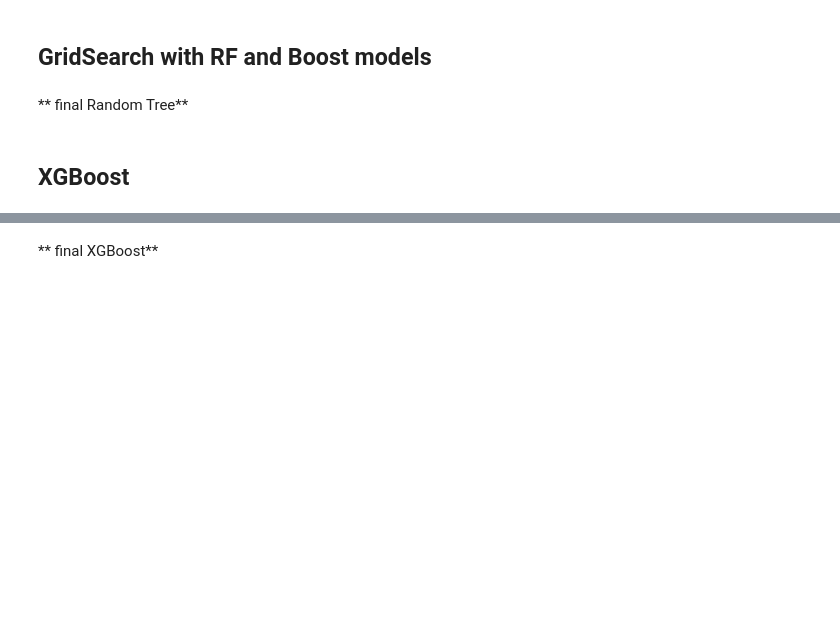
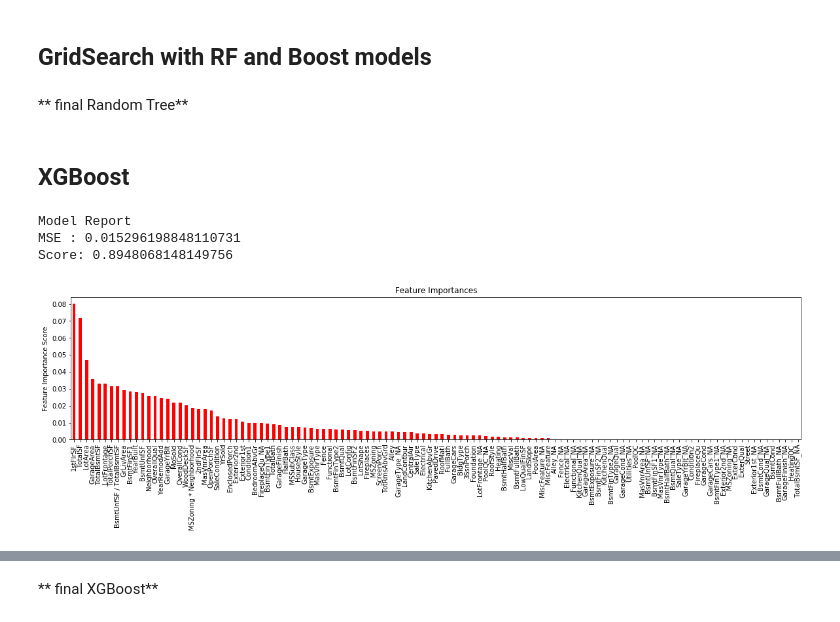
Before and after one commit to aungshumaan/MachineLearning_Housing, a Jupyter notebook: Melanie/final_analysis.ipynb, the cells around one changed output, grey strips where cells are left out. Drawn from its saved outputs; the diff is of its cells as text; code cells hidden in the pictures; blank space fills up the shorter version.

```diff
--- a/Melanie/final_analysis.ipynb
+++ b/Melanie/final_analysis.ipynb
@@ -68,10 +80,11 @@ plt.show()
 # %% [markdown]
 ** feature engineering**
 # %%
-from preprocess import impute, Encoder, Skewness, dummify
+from preprocess import impute, dummify, Encoder, Skewness, ordinal
 
 all_data = dummify(all_data) #make dummy variables for missing values
 all_data = impute(all_data) # impute missing values
+all_data = ordinal(all_data) #encode ordinal variables
 all_data = Encoder(all_data) # encode categorical variables
 all_data = Skewness(all_data) # fix skewness of selected variables
 all_data.head()
@@ -78,3 +99,12 @@ all_data.head()
 # %% [markdown]
 **split dataset again**
+# %%
+# split dataset
+all_data = all_data.copy()
+trainset = len(train)
+train = all_data[:trainset]
+test = all_data[trainset:]
+# %%
+from preprocess import Scaler
+train, test = Scaler(train, test)
 # %%
@@ -327,18 +351,49 @@ from models import modelfitxgb
+# %%
+def modelfitxgb(model, x_train, useTrainCV = True, cv_folds=5, printFeatureImportance=True):
+
+    if useTrainCV:
+        xgb_param = model.get_xgb_params()
+        xgtrain = xgb.DMatrix(x_train, label=y_train)
+        cvresult = xgb.cv(xgb_param, xgtrain, num_boost_round=model.get_params()['n_estimators'],
+                          nfold=cv_folds, early_stopping_rounds=50, metrics = 'rmse')
+        model.set_params(n_estimators=cvresult.shape[0])
+
+    #Fit the algorithm on the data
+    model.fit(x_train, y_train, eval_metric='rmse')
+
+    #Predict training set:
+    status = model.predict(x_validate)
+    #plt.scatter(y_validate, status)
+
+    if printFeatureImportance:
+        feat_imp = pd.Series(model.feature_importances_, features).sort_values(ascending=False)
+        feat_imp.plot(kind='bar', title='Feature Importances', color='red')
+        plt.ylabel('Feature Importance Score')
+
+    #Print model report:
+    print ("\nModel Report")
+    print ("MSE :",metrics.mean_squared_error(y_validate, status))
+    print("Score:" ,model.score(x_validate, y_validate))
 # %%
 xgb1 = XGBRegressor(
  learning_rate =0.1,
  n_estimators=1000,
  max_depth=5,
  min_child_weight=1,
  gamma=0,
  subsample=0.8,
  colsample_bytree=0.8,
  objective= 'reg:linear',
  n_jobs=-1,
  scale_pos_weight=1,
  seed=27)
 
-modelfitxgb(xgb1, X_train)
+modelfitxgb(xgb1, x_train)
+# %% [output]
+Model Report
+MSE : 0.015296198848110731
+Score: 0.8948068148149756
+[figure, added]
 # %%
 #tuning step 1
 
```
Also changed, not shown: parts of 28 cells of this notebook, 2 other files.
